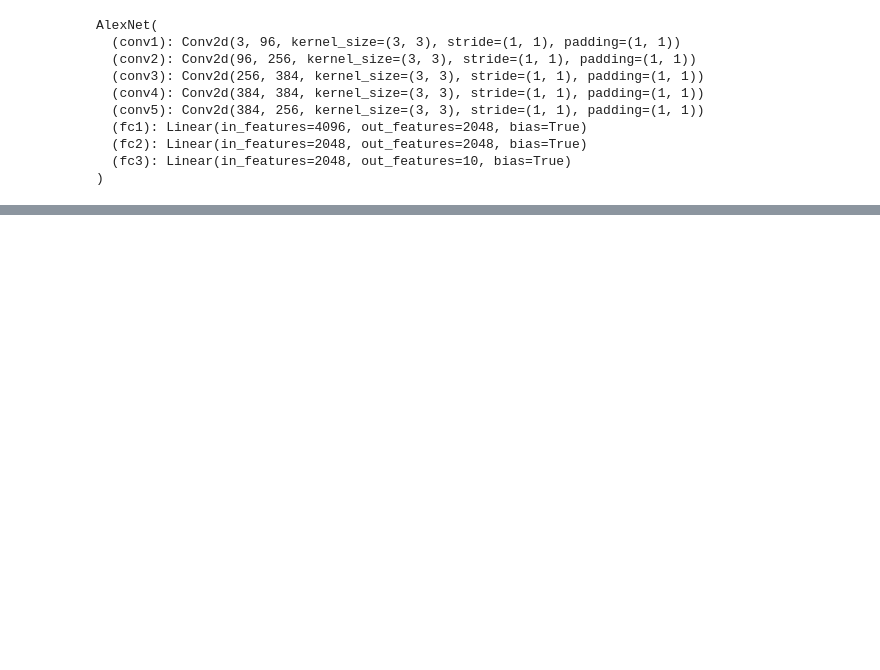
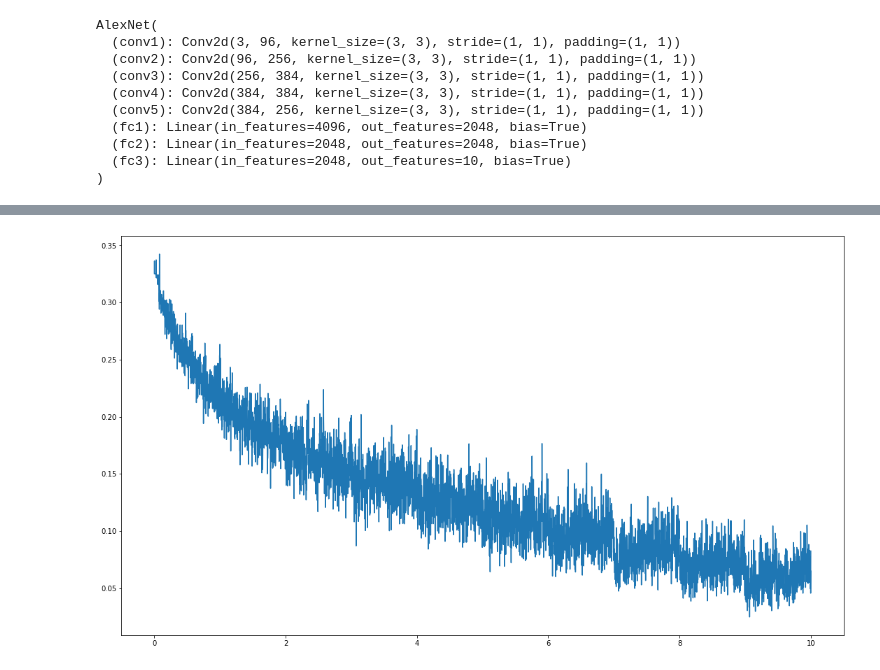
Before and after one commit to adityaprabhat01/papers_with_code, a Jupyter notebook: AlexNet/AlexNet.ipynb, the cells around one changed output, grey strips where cells are left out. Saved outputs shown, nothing was run; the diff lists cells and outputs as text; code cells hidden in the pictures; blank space fills up the shorter version.

Commit message:
added loss graph

```diff
--- a/AlexNet/AlexNet.ipynb
+++ b/AlexNet/AlexNet.ipynb
@@ -91,7 +92,7 @@ AlexNet(
 # %%
 def one_hot_encoder(labels, num_labels):
     batch_size = len(labels)
-    one_hot_labels = np.zeros([batch_size, num_labels])
+    one_hot_labels = torch.zeros([batch_size, num_labels])
     for i in range(batch_size):
         one_hot_labels[i][labels[i]] = 1
     return one_hot_labels
@@ -99,15 +100,20 @@ def one_hot_encoder(labels, num_labels):
 EPOCHS = 10
 
 def train(train_batch):
+    losses = np.zeros([EPOCHS, 500])
     for epoch in range(EPOCHS):
+        INDEX = -1
         for images, labels in tqdm(train_batch):
-            one_hot_labels = torch.Tensor(one_hot_encoder(labels, 10))
+            INDEX += 1
+            one_hot_labels = one_hot_encoder(labels, 10)
             alexnet.zero_grad()
             outputs = alexnet.forward(images.to(device))
-            loss = loss_function(outputs, one_hot_labels.to(device))
+            loss = loss_function(outputs, (one_hot_labels).to(device))
             loss.backward()
             optimizer.step()
-        print(f"Epoch: {epoch}. Loss: {loss}")
+            losses[epoch][INDEX] = loss
+        print(f"Epoch: {epoch} Loss: {loss}")
+    return losses
 # %%
 def test(test_batch):
     correct = 0
@@ -121,5 +127,3 @@ def test(test_batch):
                 correct += 1
             total += 1
         print("Accuracy: ", round(correct/total, 3))
-# %%
-train(train_batch)
@@ -136,0 +130,2 @@ Epoch: 9. Loss: 0.05097617208957672
+# %%
+losses = train(train_batch)
@@ -140,0 +147,12 @@ Accuracy:  0.715
+# %%
+def plot_loss(losses):
+  fig = plt.gcf()
+  fig.set_size_inches(18.5, 10.5)
+  x_label = np.linspace(0, 10 , num = 5000)
+  y_label = np.reshape(losses, [5000,1])
+  plt.plot(x_label, y_label)
+  plt.show()
+
+plot_loss(losses)
+# %% [output]
+[figure, added]
```
Also changed, not shown: parts of 5 cells of this notebook.
